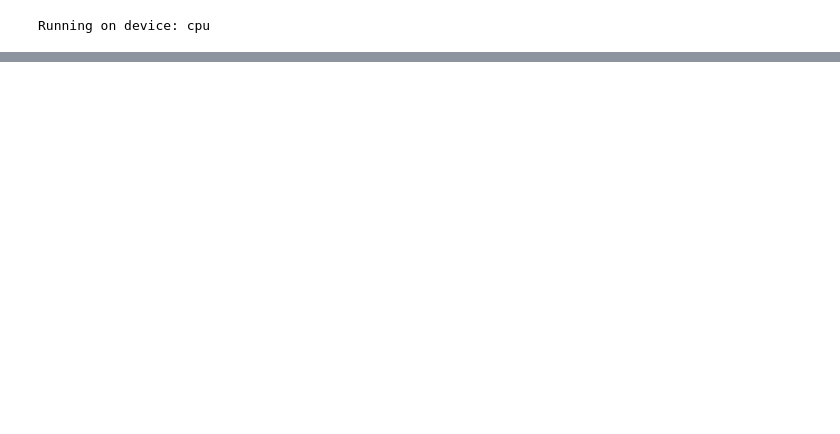
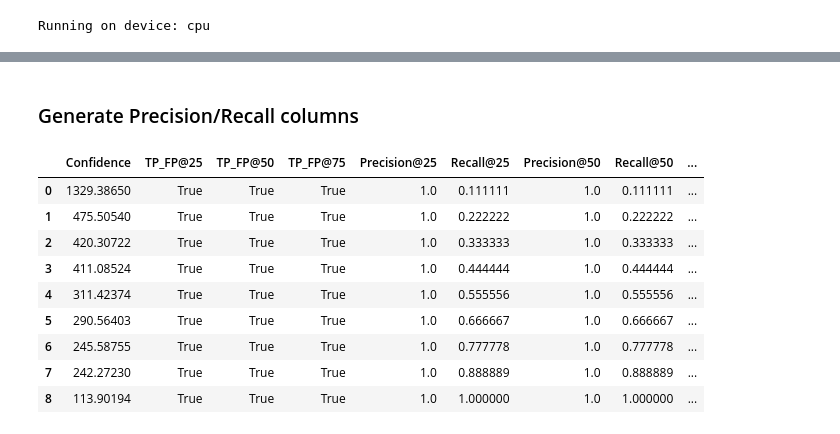
Before and after one commit to ulmii/face-detection, a Jupyter notebook: notebooks/s3fd.ipynb, the cells around one changed output, grey strips where cells are left out. Cells and saved outputs as stored; diff of their text form; code cells hidden in the pictures; blank space fills up the shorter version.

```diff
--- a/notebooks/s3fd.ipynb
+++ b/notebooks/s3fd.ipynb
@@ -38,0 +169,18 @@ Running detection
+# %% [markdown]
+### Generate Precision/Recall columns
+# %%
+all_gts = df['Positives'].sum() + df['Negatives'].sum()
+df_ap = calc_precision_recall(df_ap, all_gts)
+
+df_ap
+# %% [output]
+|  | Confidence | TP_FP@25 | TP_FP@50 | TP_FP@75 | Precision@25 | Recall@25 | Precision@50 | Recall@50 | ... |
+| 0 | 1329.38650 | True | True | True | 1.0 | 0.111111 | 1.0 | 0.111111 | ... |
+| 1 | 475.50540 | True | True | True | 1.0 | 0.222222 | 1.0 | 0.222222 | ... |
+| 2 | 420.30722 | True | True | True | 1.0 | 0.333333 | 1.0 | 0.333333 | ... |
+| 3 | 411.08524 | True | True | True | 1.0 | 0.444444 | 1.0 | 0.444444 | ... |
+| 4 | 311.42374 | True | True | True | 1.0 | 0.555556 | 1.0 | 0.555556 | ... |
+| 5 | 290.56403 | True | True | True | 1.0 | 0.666667 | 1.0 | 0.666667 | ... |
+| 6 | 245.58755 | True | True | True | 1.0 | 0.777778 | 1.0 | 0.777778 | ... |
+| 7 | 242.27230 | True | True | True | 1.0 | 0.888889 | 1.0 | 0.888889 | ... |
+| 8 | 113.90194 | True | True | True | 1.0 | 1.000000 | 1.0 | 1.000000 | ... |
```
Also changed, not shown: parts of 28 cells of this notebook, 6 other files.
